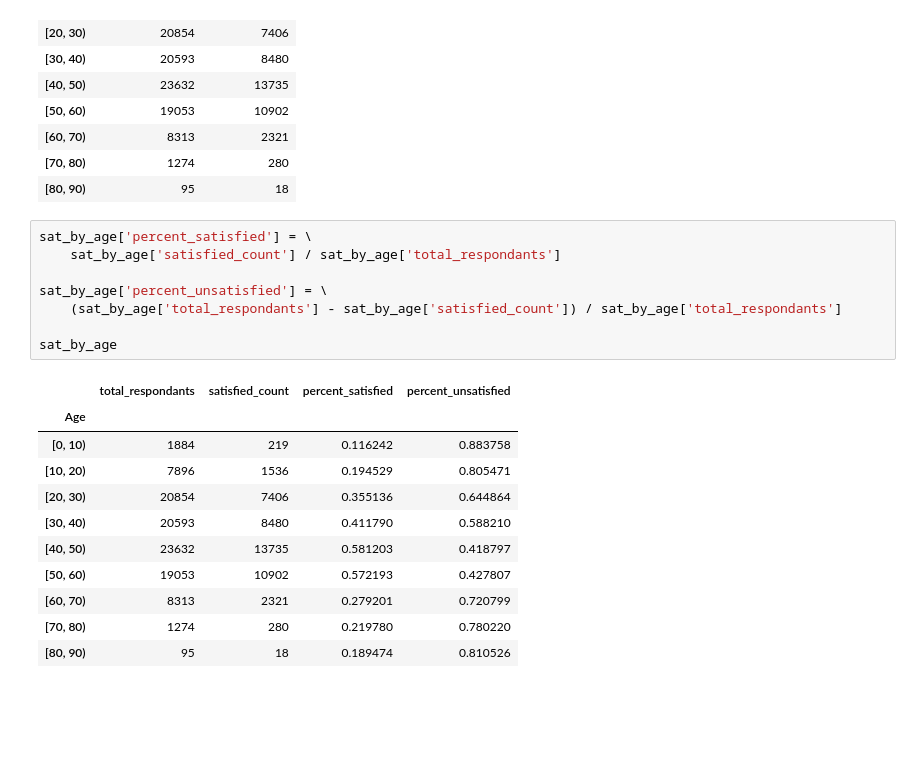
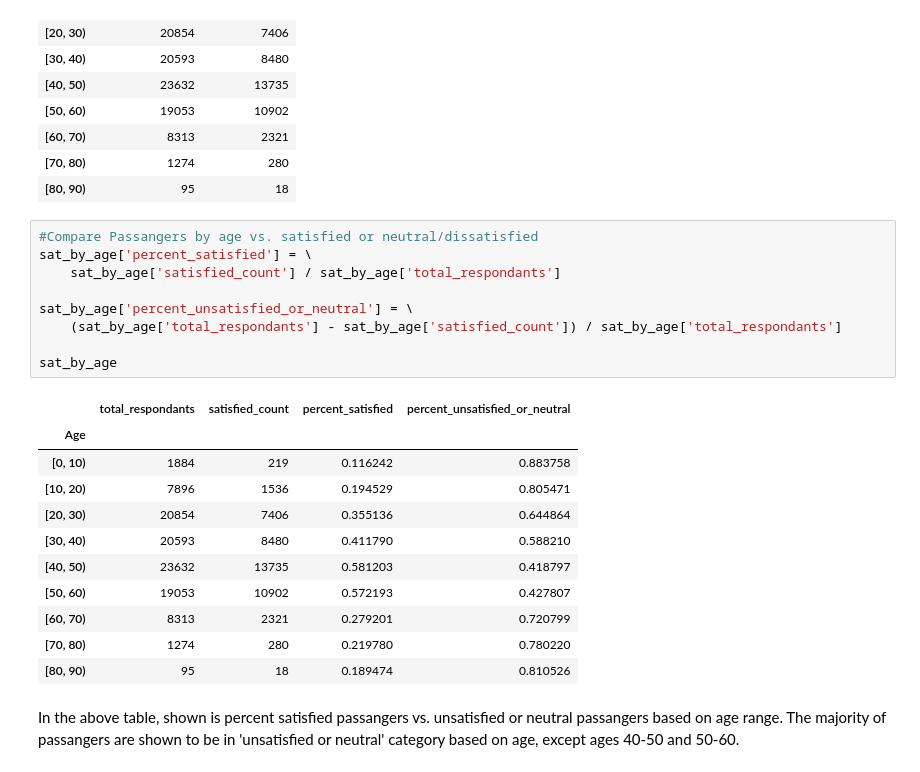
Before and after one commit to pemiran1/Capstone-Two-Airline-Satisfaction-Project, a Jupyter notebook: airline-project.ipynb, the cells around one changed output. Drawn from its saved outputs; the diff is of its cells as text; blank space fills up the shorter version.

```diff
--- a/airline-project.ipynb
+++ b/airline-project.ipynb
@@ -520,15 +507,16 @@ sat_by_age
 | [70, 80) | 1274 | 280 |
 | [80, 90) | 95 | 18 |
 # %%
+#Compare Passangers by age vs. satisfied or neutral/dissatisfied
 sat_by_age['percent_satisfied'] = \
     sat_by_age['satisfied_count'] / sat_by_age['total_respondants']
 
-sat_by_age['percent_unsatisfied'] = \
+sat_by_age['percent_unsatisfied_or_neutral'] = \
     (sat_by_age['total_respondants'] - sat_by_age['satisfied_count']) / sat_by_age['total_respondants']
 
 sat_by_age
 # %% [output]
-|  | total_respondants | satisfied_count | percent_satisfied | percent_unsatisfied |
+|  | total_respondants | satisfied_count | percent_satisfied | percent_unsatisfied_or_neutral |
 | Age |  |  |  |  |
 | [0, 10) | 1884 | 219 | 0.116242 | 0.883758 |
 | [10, 20) | 7896 | 1536 | 0.194529 | 0.805471 |
@@ -539,3 +527,5 @@ sat_by_age
 | [60, 70) | 8313 | 2321 | 0.279201 | 0.720799 |
 | [70, 80) | 1274 | 280 | 0.219780 | 0.780220 |
 | [80, 90) | 95 | 18 | 0.189474 | 0.810526 |
+# %% [markdown]
+In the above table, shown is percent satisfied passangers vs. unsatisfied or neutral passangers based on age range. The majority of passangers are shown to be in 'unsatisfied or neutral' category based on age, except ages 40-50 and 50-60.
```
Also changed, not shown: parts of 8 cells of this notebook.
